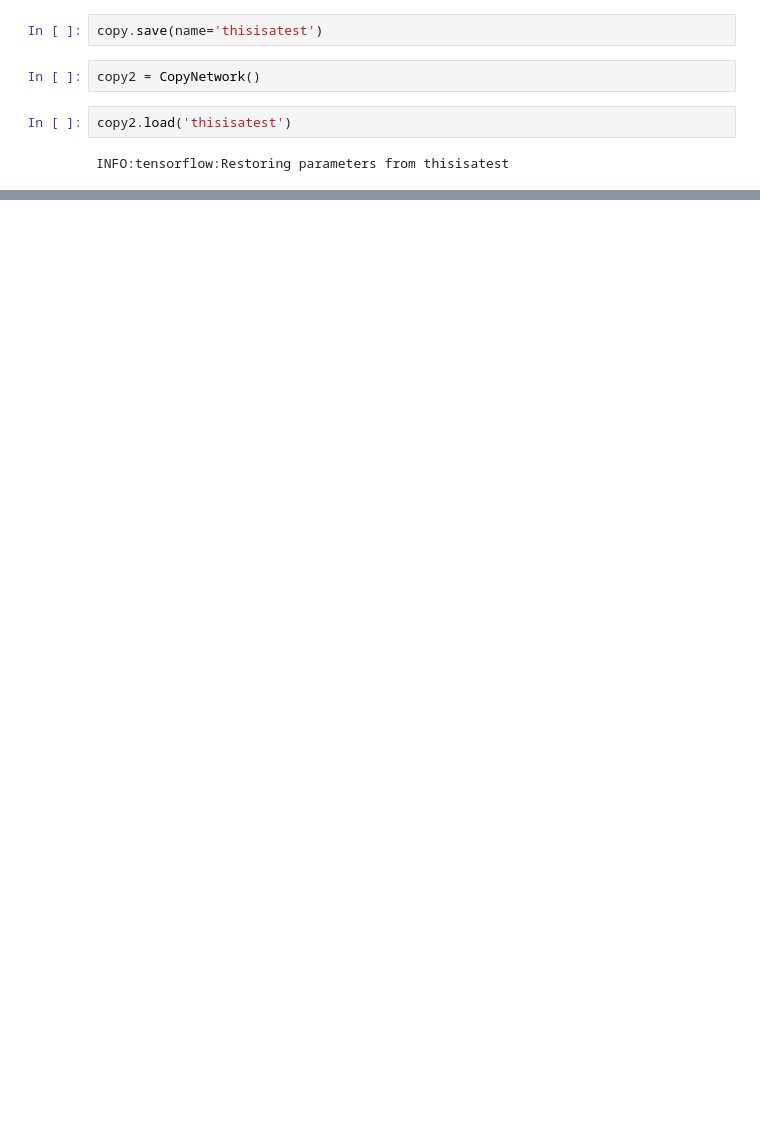
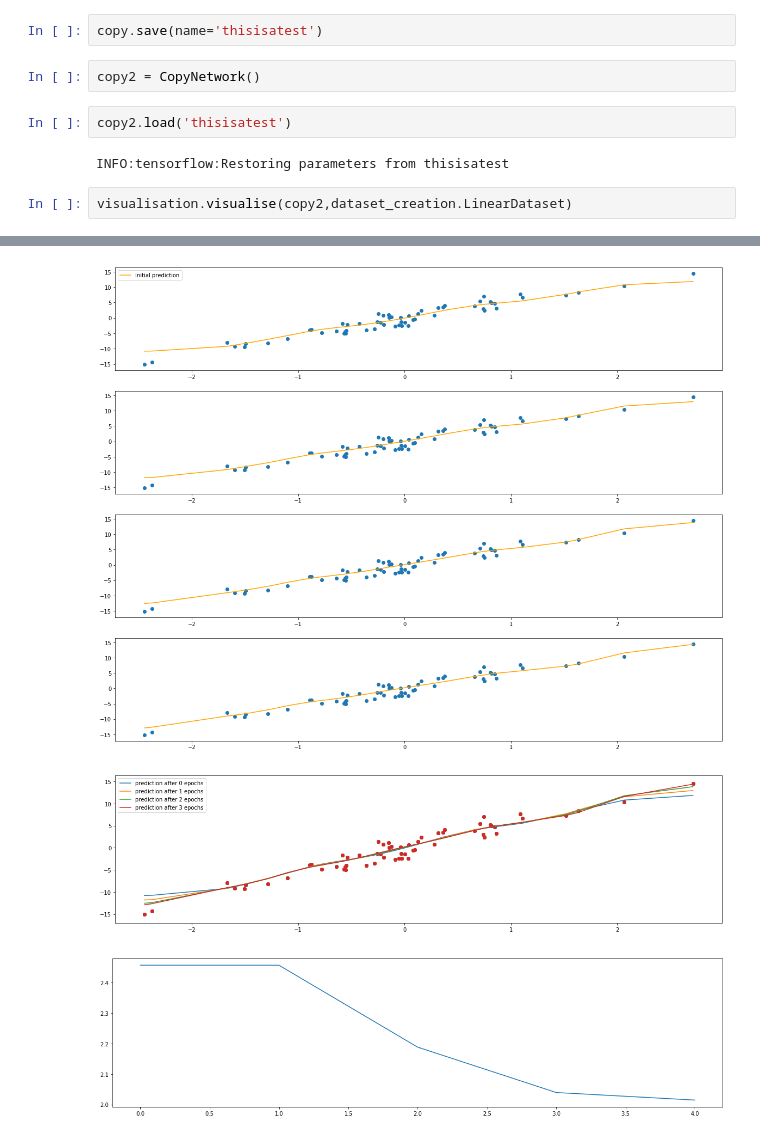
Before and after one commit to wooohoooo/Master-Thesis, a Jupyter notebook: new_version/networks.ipynb, the cells around one changed output, grey strips where cells are left out. Saved outputs shown, nothing was run; the diff lists cells and outputs as text; blank space fills up the shorter version.

```diff
--- a/new_version/networks.ipynb
+++ b/new_version/networks.ipynb
@@ -179,3 +165,6 @@ copy2 = CopyNetwork()
 copy2.load('thisisatest')
 # %% [output]
 INFO:tensorflow:Restoring parameters from thisisatest
+# %%
+visualisation.visualise(copy2,dataset_creation.LinearDataset)
+# %% [output]
@@ -181,0 +172,3 @@ INFO:tensorflow:Restoring parameters from thisisatest
+[figure, added]
+[figure, added]
+[figure, added]
```
Also changed, not shown: parts of 15 cells of this notebook.
